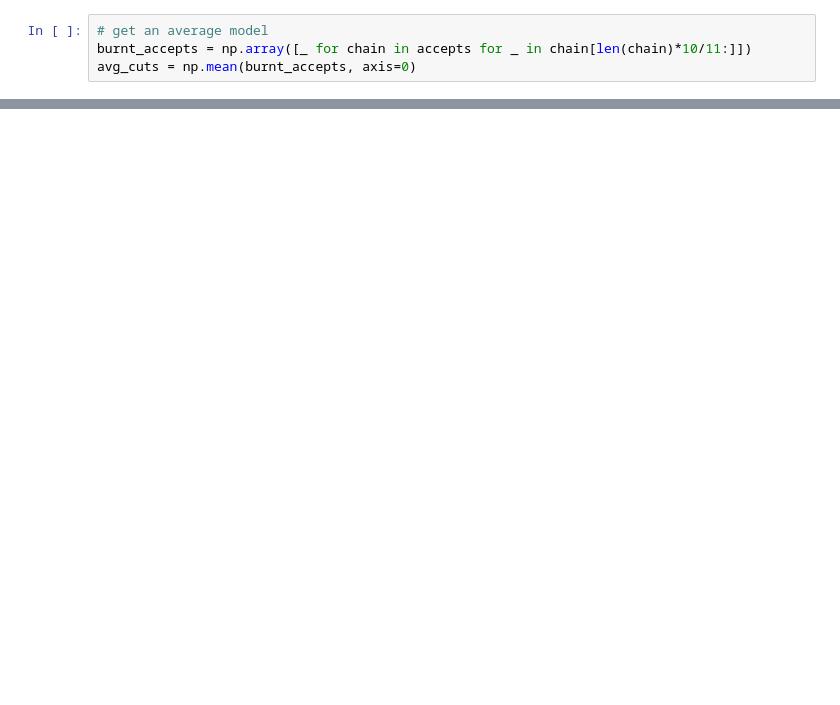
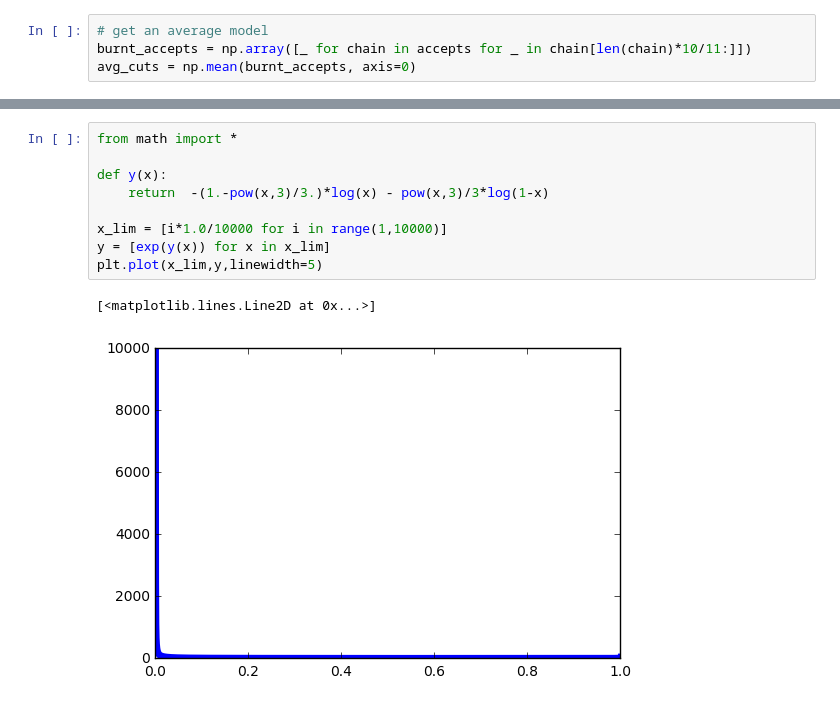
Before and after one commit to disiji/sandbox, a Jupyter notebook: fc_mondrian/Flow_Cytometry_Mondrian_Processes_by_Disi.ipynb, the cells around one changed output, grey strips where cells are left out. Cells and saved outputs as stored; diff of their text form; blank space fills up the shorter version.

```diff
--- a/fc_mondrian/Flow_Cytometry_Mondrian_Processes_by_Disi.ipynb
+++ b/fc_mondrian/Flow_Cytometry_Mondrian_Processes_by_Disi.ipynb
@@ -322,0 +337,12 @@ for _ in range(D):
+# %%
+from math import *
+
+def y(x):
+    return  -(1.-pow(x,3)/3.)*log(x) - pow(x,3)/3*log(1-x)
+
+x_lim = [i*1.0/10000 for i in range(1,10000)]
+y = [exp(y(x)) for x in x_lim]
+plt.plot(x_lim,y,linewidth=5)
+# %% [output]
+[<matplotlib.lines.Line2D at 0x...>]
+[figure, added]
```
Also changed, not shown: parts of 4 cells of this notebook.
